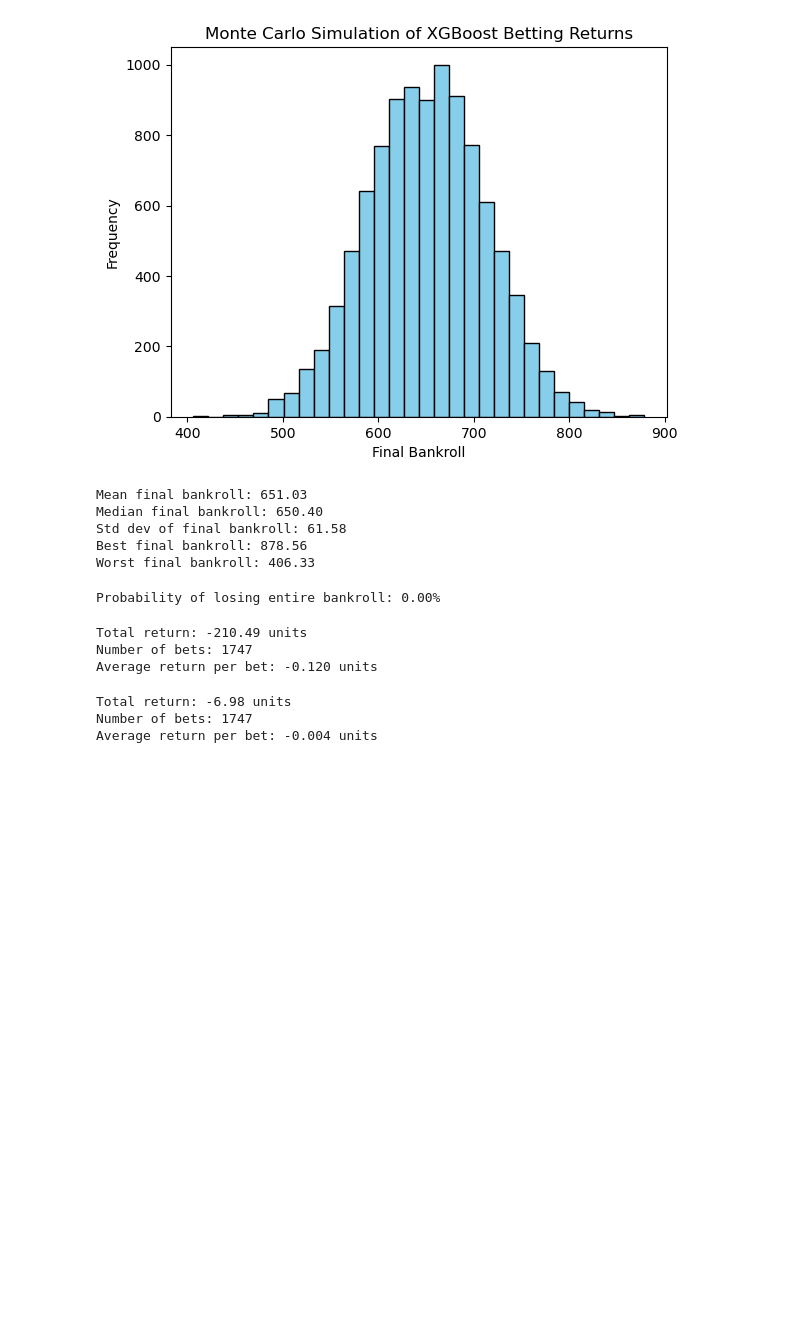
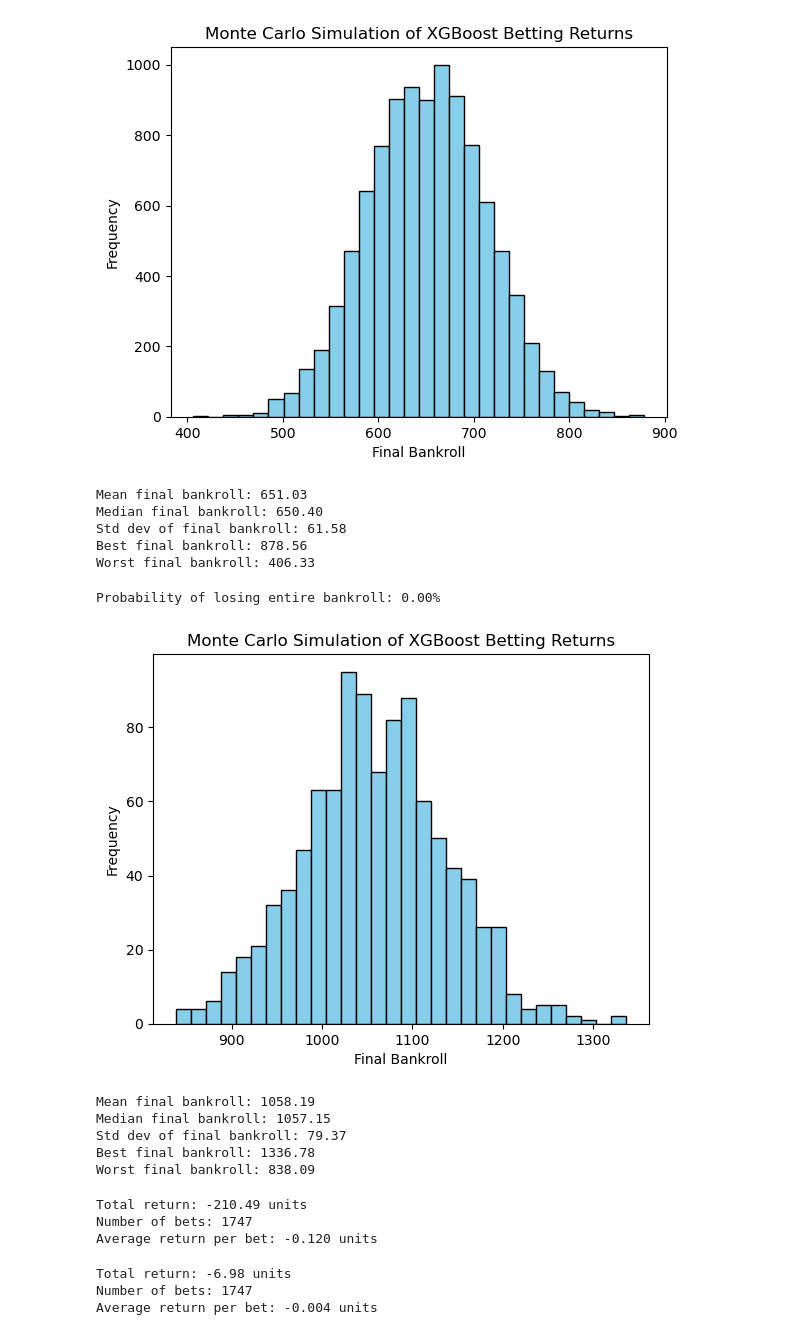
Before and after one commit to tarintrader/ml-football-project, a Jupyter notebook: football_ml_pipeline.ipynb, the cells around one changed output. Cells and saved outputs as stored; diff of their text form; code cells hidden in the pictures; blank space fills up the shorter version.

Commit message:
Added Alternative 2 Monte Carlo

```diff
--- a/football_ml_pipeline.ipynb
+++ b/football_ml_pipeline.ipynb
@@ -1044,6 +1044,55 @@ ruin_prob = risk_of_ruin_simulation(bet_report_df)
 print(f"Probability of losing entire bankroll: {ruin_prob:.2%}")
 # %% [output]
 Probability of losing entire bankroll: 0.00%
+# %%
+# --- Monte Carlo Betting Simulation Alternative 2 ---
+def advanced_monte_carlo(data, num_simulations=1000, bankroll=100):
+    """Simulate using actual odds and outcomes from your data"""
+    final_values = []
+    num_bets = len(data)
+
+    for _ in range(num_simulations):
+        current = bankroll
+        # Shuffle the order of bets
+        shuffled = data.sample(frac=1).reset_index(drop=True)
+
+        for i in range(num_bets):
+            if current <= 0:
+                break
+
+            bet = shuffled.iloc[i]
+            if np.random.random() < (1 / bet['FairOdds']):  # Using fair odds as true probability
+                current += (bet['Odds'] - 1)  # Win
+            else:
+                current -= 1  # Loss
+
+        final_values.append(current)
+
+    return np.array(final_values)
+
+# Run the advanced simulation
+advanced_results = advanced_monte_carlo(bet_report_df)
+# %%
+# Plot results
+import matplotlib.pyplot as plt
+plt.hist(advanced_results, bins=30, color='skyblue', edgecolor='k')
+plt.title('Monte Carlo Simulation of XGBoost Betting Returns')
+plt.xlabel('Final Bankroll')
+plt.ylabel('Frequency')
+plt.show()
+
+print(f"Mean final bankroll: {np.mean(advanced_results):.2f}")
+print(f"Median final bankroll: {np.median(advanced_results):.2f}")
+print(f"Std dev of final bankroll: {np.std(advanced_results):.2f}")
+print(f"Best final bankroll: {np.max(advanced_results):.2f}")
+print(f"Worst final bankroll: {np.min(advanced_results):.2f}")
+# %% [output]
+[figure, added]
+Mean final bankroll: 1058.19
+Median final bankroll: 1057.15
+Std dev of final bankroll: 79.37
+Best final bankroll: 1336.78
+Worst final bankroll: 838.09
 # %%
 # --- Baseline Betting Strategy: Always Bet on Home Team ---
 
```
